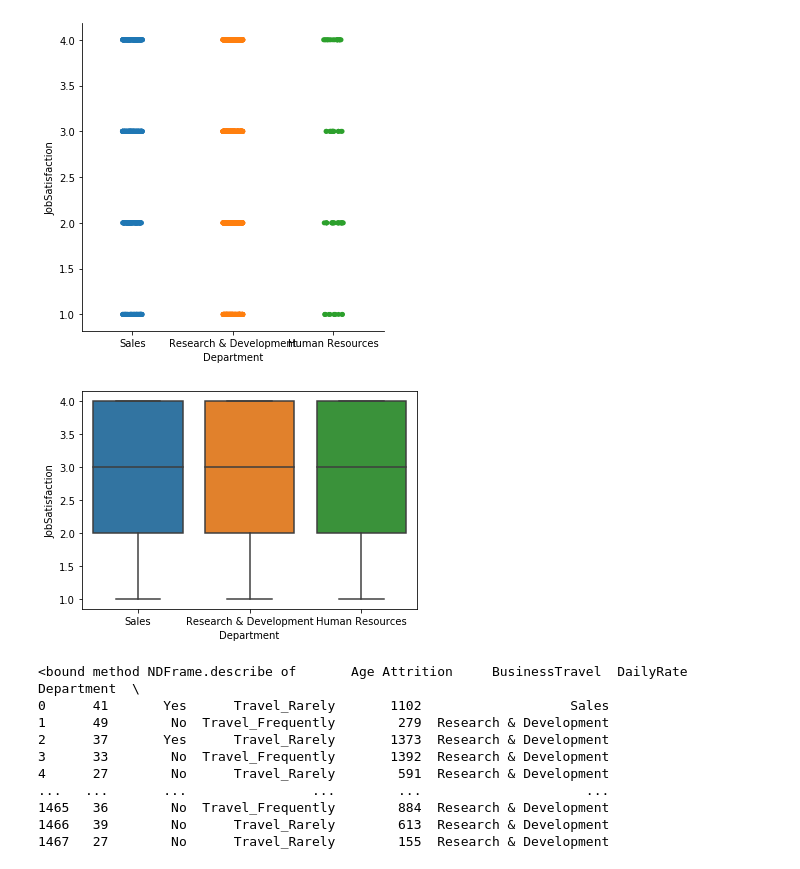
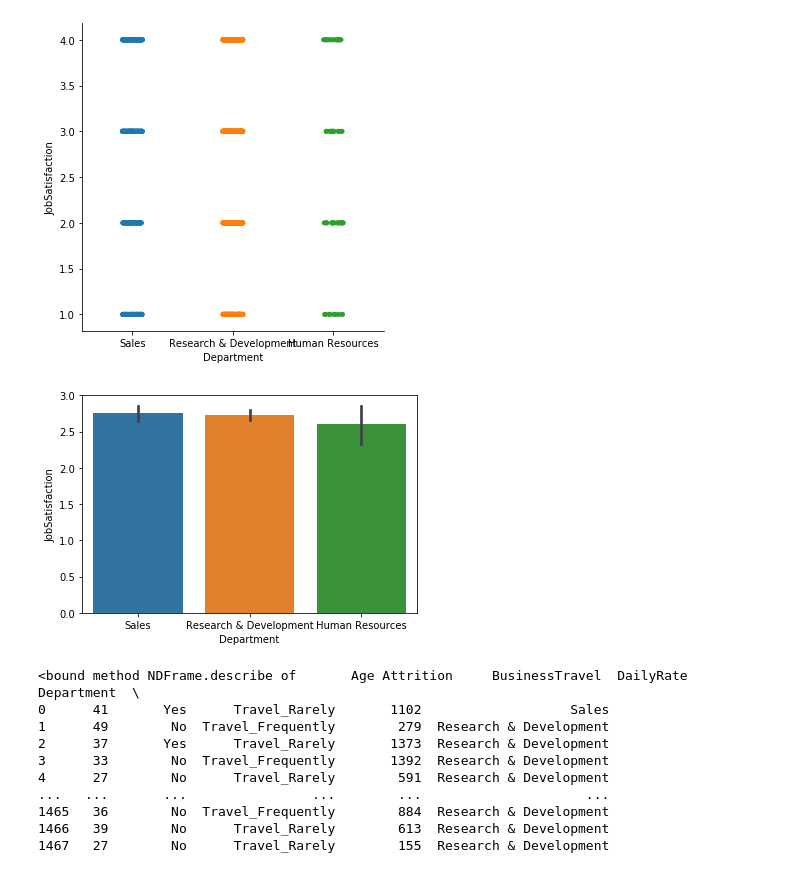
Before and after one commit to maxdev42/Python_Big_Data_Docker, a Jupyter notebook: Exercices/Exercices_partie2_dataviz.ipynb, the cells around one changed output. Saved outputs shown, nothing was run; the diff lists cells and outputs as text; code cells hidden in the pictures.

```diff
--- a/Exercices/Exercices_partie2_dataviz.ipynb
+++ b/Exercices/Exercices_partie2_dataviz.ipynb
@@ -141,9 +141,9 @@ graphCatplot = sns.catplot(x='Department', y='JobSatisfaction', data=ibm_data)
 # %% [output]
 [figure]
 # %%
-graphBoxplot = sns.boxplot(x='Department', y='JobSatisfaction', data=ibm_data)
+graphBoxplot = sns.barplot(x='Department', y='JobSatisfaction', data=ibm_data)
 # %% [output]
-[figure, old version]
+[figure, new version]
 # %%
 ibm_data.describe
 # %% [output]
```
Also changed, not shown: parts of 8 cells of this notebook.
